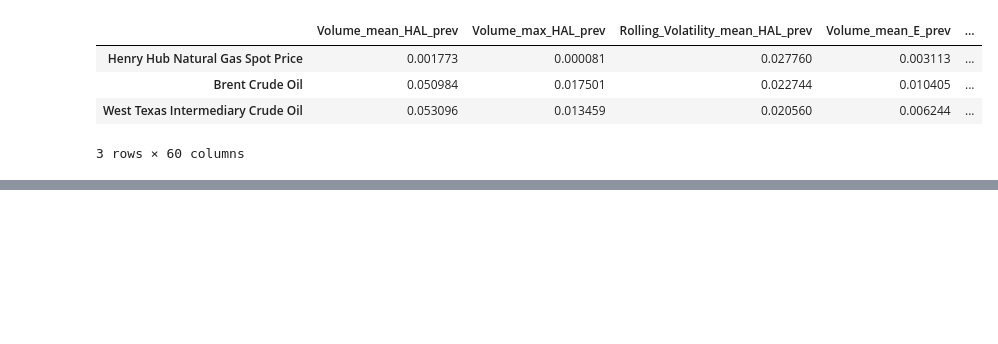
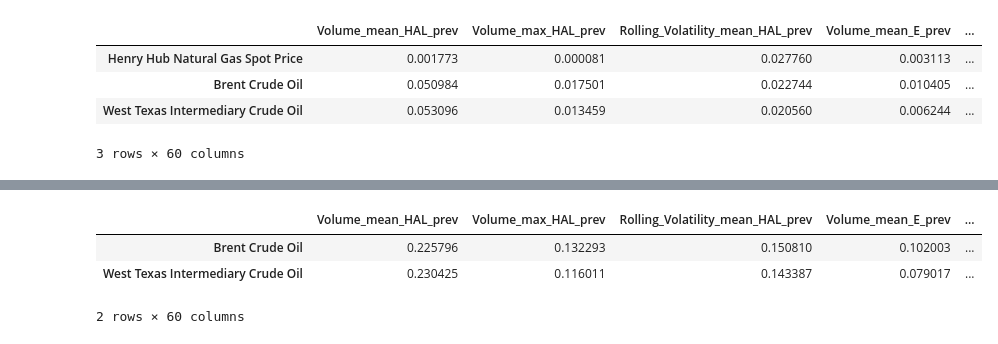
Before and after one commit to maclarenscott/Citadel_Datathon_Spring_Team13, a Jupyter notebook: Data_Analysis.ipynb, the cells around one changed output, grey strips where cells are left out. Saved outputs shown, nothing was run; the diff lists cells and outputs as text; code cells hidden in the pictures; blank space fills up the shorter version.

```diff
--- a/Data_Analysis.ipynb
+++ b/Data_Analysis.ipynb
@@ -296,0 +288,4 @@ restricted_matrix_2_squared
+# %%
+restricted_matrix_oil = restricted_matrix.iloc[1:]
+restricted_matrix_oil_2 = restricted_matrix_2.iloc[1:]
+restricted_matrix_oil
@@ -296,0 +297,7 @@ restricted_matrix_2_squared
+# %%
+restricted_matrix_oil_2
+# %% [output]
+|  | Volume_mean_HAL_prev | Volume_max_HAL_prev | Rolling_Volatility_mean_HAL_prev | Volume_mean_E_prev | ... |
+| Brent Crude Oil | 0.225796 | 0.132293 | 0.150810 | 0.102003 | ... |
+| West Texas Intermediary Crude Oil | 0.230425 | 0.116011 | 0.143387 | 0.079017 | ... |
+2 rows × 60 columns
```
Also changed, not shown: parts of 15 cells of this notebook.
